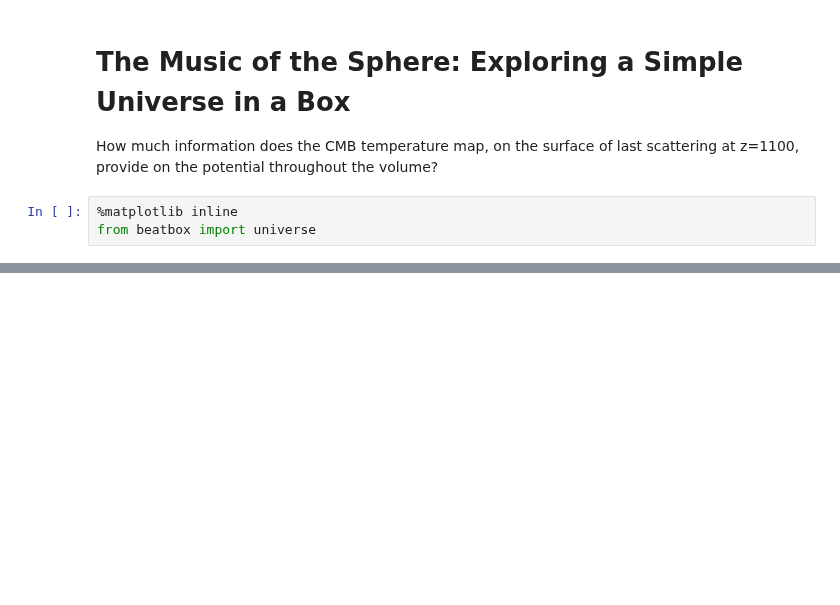
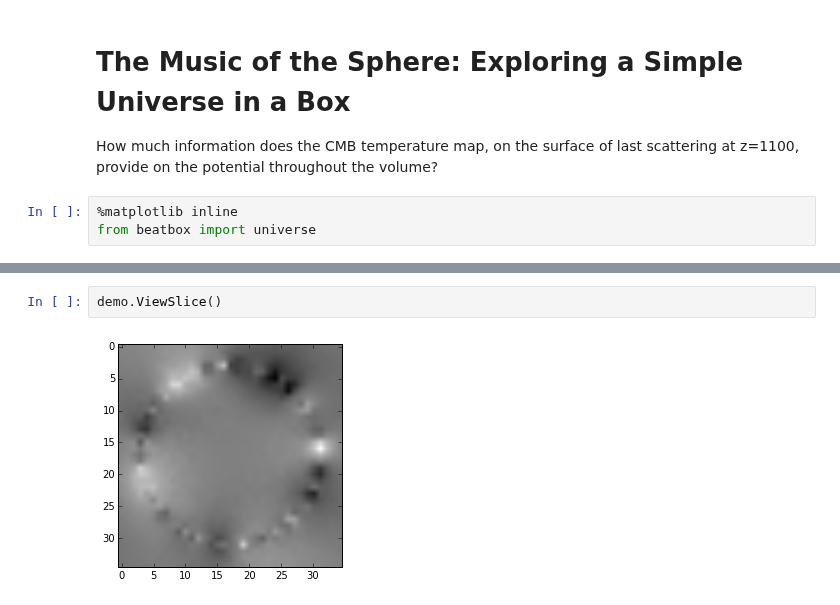
Before and after one commit to LaurencePeanuts/Music, a Jupyter notebook: Beatbox_Demo.ipynb, the cells around one changed output, grey strips where cells are left out. Cells and saved outputs as stored; diff of their text form; blank space fills up the shorter version.

```diff
--- a/Beatbox_Demo.ipynb
+++ b/Beatbox_Demo.ipynb
@@ -11,0 +15,4 @@ universe.demo()
+# %%
+demo.ViewSlice()
+# %% [output]
+[figure, added]
```
Also changed, not shown: parts of 4 cells of this notebook, 1 other file.
